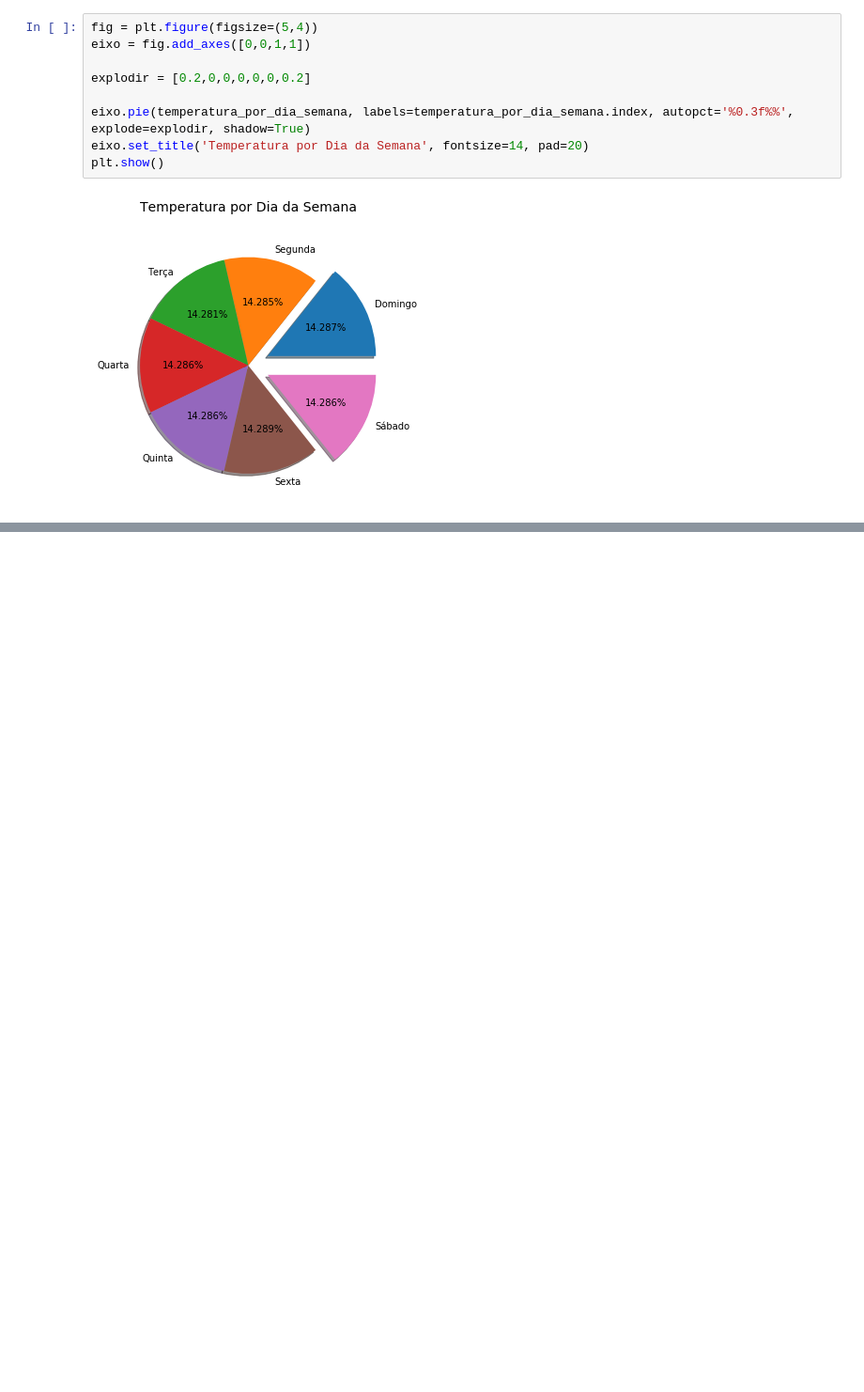
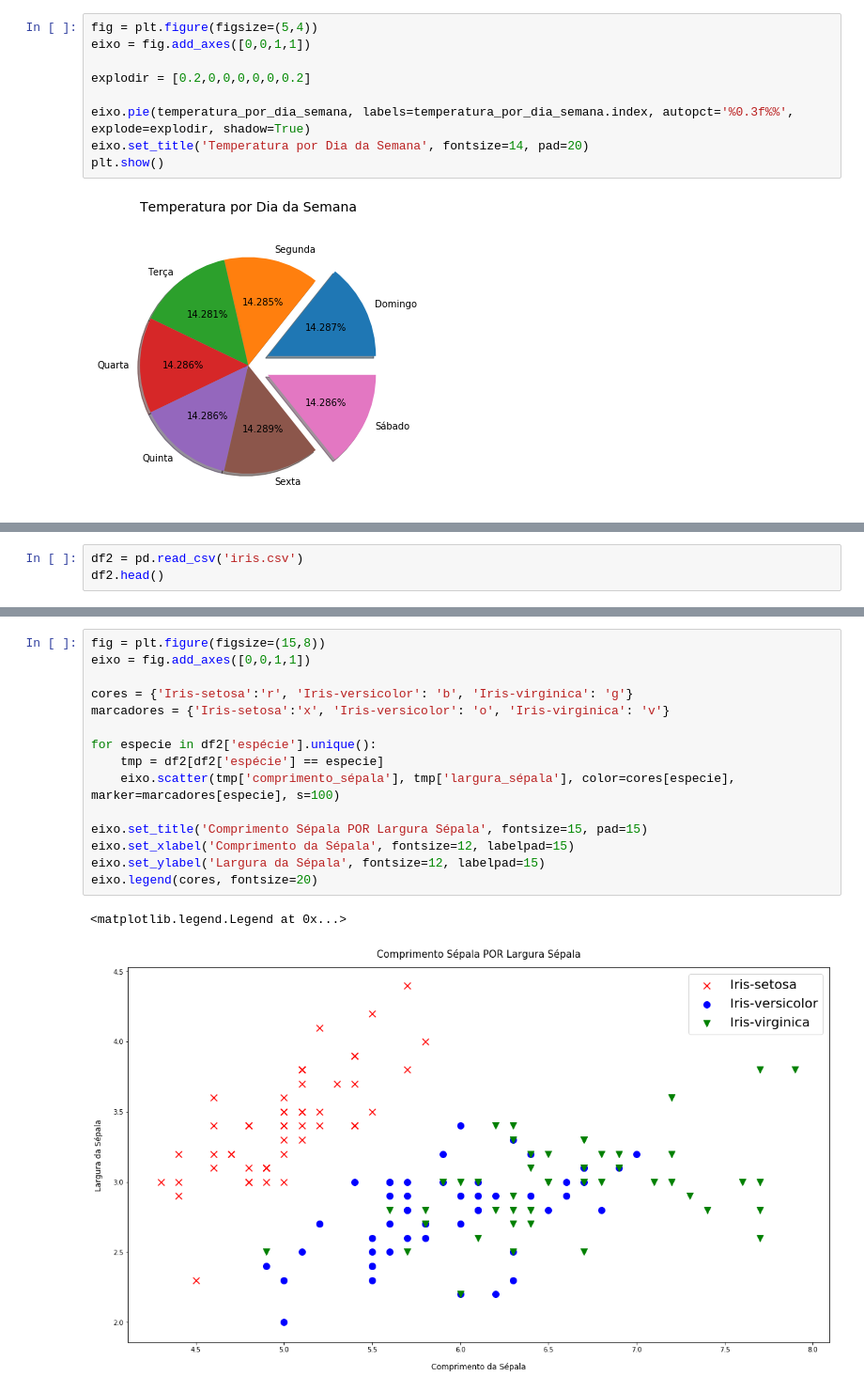
Before and after one commit to natelson81/curso_matplotlib, a Jupyter notebook: Recursos_Matplotlib.ipynb, the cells around one changed output, grey strips where cells are left out. Shown at 94% size. Saved outputs shown, nothing was run; the diff lists cells and outputs as text; blank space fills up the shorter version.

```diff
--- a/Recursos_Matplotlib.ipynb
+++ b/Recursos_Matplotlib.ipynb
@@ -168,0 +171,3 @@ plt.show()
+# %%
+df2 = pd.read_csv('iris.csv')
+df2.head()
@@ -168,0 +188,18 @@ plt.show()
+# %%
+fig = plt.figure(figsize=(15,8))
+eixo = fig.add_axes([0,0,1,1])
+
+cores = {'Iris-setosa':'r', 'Iris-versicolor': 'b', 'Iris-virginica': 'g'}
+marcadores = {'Iris-setosa':'x', 'Iris-versicolor': 'o', 'Iris-virginica': 'v'}
+
+for especie in df2['espécie'].unique():
+    tmp = df2[df2['espécie'] == especie]
+    eixo.scatter(tmp['comprimento_sépala'], tmp['largura_sépala'], color=cores[especie], marker=marcadores[especie], s=100)
+
+eixo.set_title('Comprimento Sépala POR Largura Sépala', fontsize=15, pad=15)
+eixo.set_xlabel('Comprimento da Sépala', fontsize=12, labelpad=15)
+eixo.set_ylabel('Largura da Sépala', fontsize=12, labelpad=15)
+eixo.legend(cores, fontsize=20)
+# %% [output]
+<matplotlib.legend.Legend at 0x...>
+[figure, added]
```
Also changed, not shown: parts of 5 cells of this notebook.
